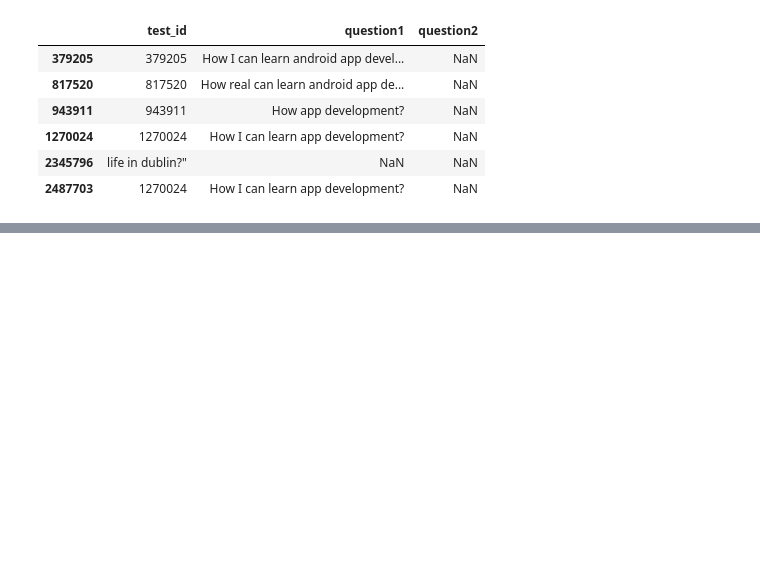
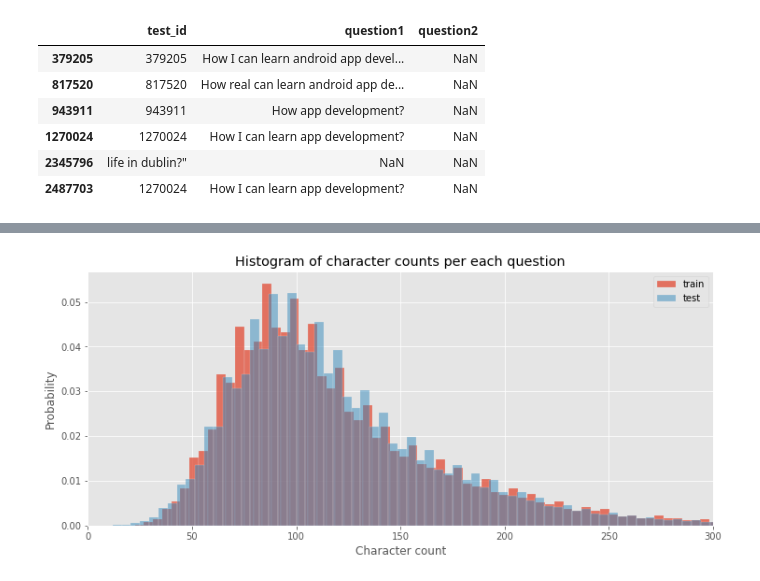
Before and after one commit to gha7all/DataScienceHub, a Jupyter notebook: week-4/quera_qp/pq.ipynb, the cells around one changed output, grey strips where cells are left out. Saved outputs shown, nothing was run; the diff lists cells and outputs as text; code cells hidden in the pictures; blank space fills up the shorter version.

```diff
--- a/week-4/quera_qp/pq.ipynb
+++ b/week-4/quera_qp/pq.ipynb
@@ -117,0 +146,18 @@ dist
+# %%
+# character count
+
+train_char_count = train_qs.apply(lambda x: len(x))
+test_char_count = test_qs.apply(lambda x: len(x))
+
+fig, ax = plt.subplots(figsize=(12, 5))
+sns.histplot(train_char_count, bins=300, ax=ax,
+             color=pal[0], label='train', stat='probability')
+sns.histplot(test_char_count, bins=300, ax=ax,
+             color=pal[1], label='test', alpha=0.5, stat='probability')
+plt.title('Histogram of character counts per each question')
+plt.xlabel('Character count')
+ax.set_xlim(0, 300)
+plt.legend()
+plt.show()
+# %% [output]
+[figure, added]
```
Also changed, not shown: parts of 12 cells of this notebook.
